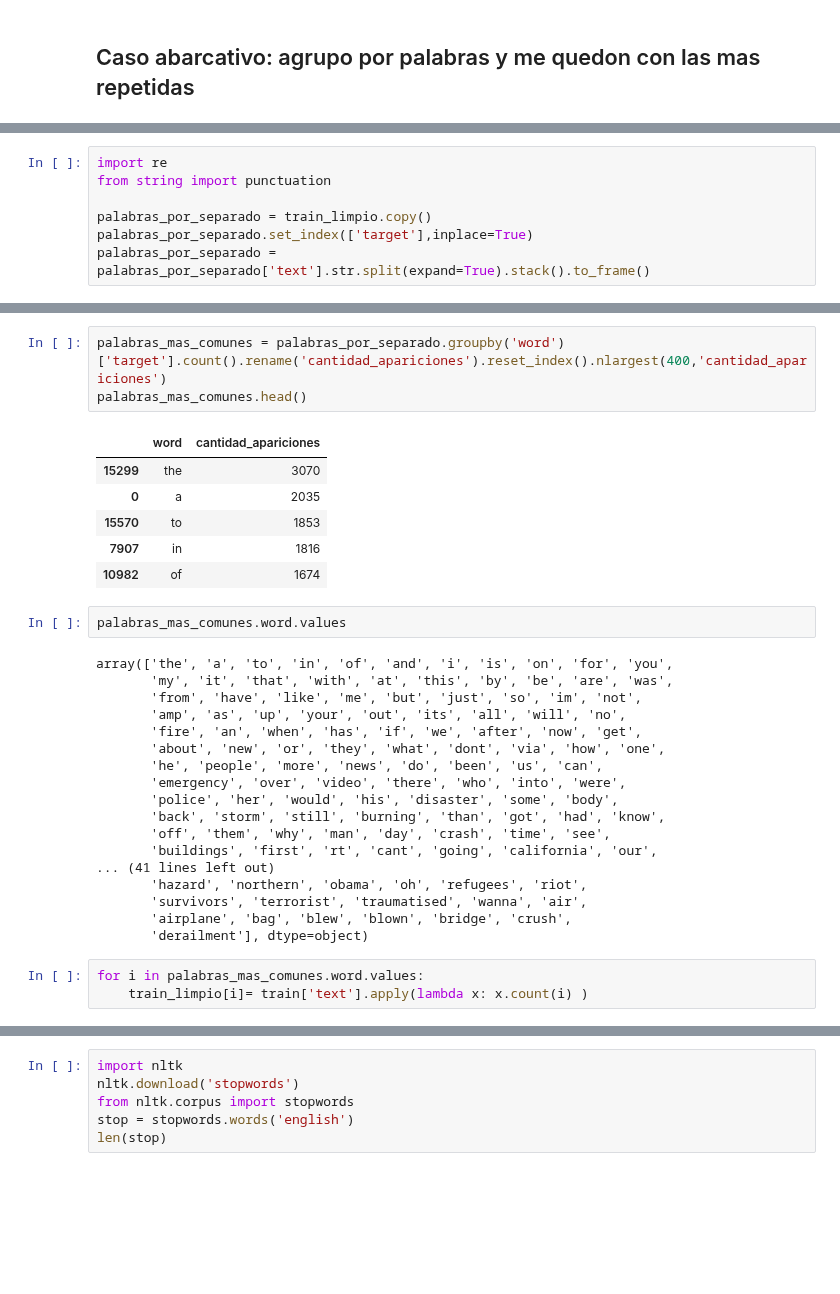
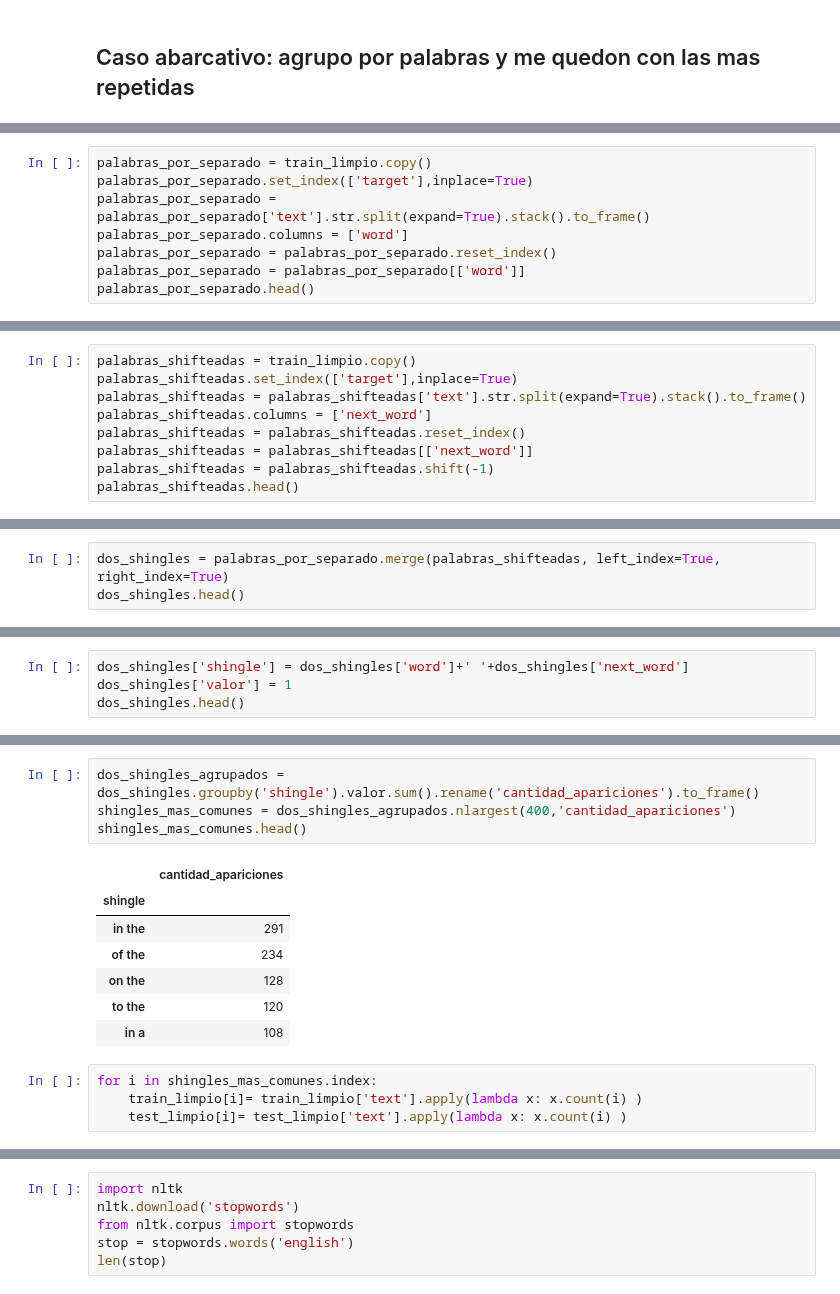
Before and after one commit to andi-carretero/TP2_Datos, a Jupyter notebook: Data_cleanner.ipynb, the cells around one changed output, grey strips where cells are left out. Saved outputs shown, nothing was run; the diff lists cells and outputs as text; blank space fills up the shorter version.

```diff
--- a/Data_cleanner.ipynb
+++ b/Data_cleanner.ipynb
@@ -139,7 +191,8 @@ train_limpio
 # %%
-import re
-from string import punctuation
-
 palabras_por_separado = train_limpio.copy()
 palabras_por_separado.set_index(['target'],inplace=True)
 palabras_por_separado = palabras_por_separado['text'].str.split(expand=True).stack().to_frame()
+palabras_por_separado.columns = ['word']
+palabras_por_separado = palabras_por_separado.reset_index()
+palabras_por_separado = palabras_por_separado[['word']]
+palabras_por_separado.head()
@@ -168,0 +206,9 @@ palabras_por_separado.head()
+# %%
+palabras_shifteadas = train_limpio.copy()
+palabras_shifteadas.set_index(['target'],inplace=True)
+palabras_shifteadas = palabras_shifteadas['text'].str.split(expand=True).stack().to_frame()
+palabras_shifteadas.columns = ['next_word']
+palabras_shifteadas = palabras_shifteadas.reset_index()
+palabras_shifteadas = palabras_shifteadas[['next_word']]
+palabras_shifteadas = palabras_shifteadas.shift(-1)
+palabras_shifteadas.head()
@@ -168,0 +226,3 @@ palabras_por_separado.head()
+# %%
+dos_shingles = palabras_por_separado.merge(palabras_shifteadas, left_index=True, right_index=True)
+dos_shingles.head()
@@ -168,0 +236,4 @@ palabras_por_separado.head()
+# %%
+dos_shingles['shingle'] = dos_shingles['word']+' '+dos_shingles['next_word']
+dos_shingles['valor'] = 1
+dos_shingles.head()
@@ -169,35 +247,18 @@ palabras_por_separado.head()
 # %%
-palabras_mas_comunes = palabras_por_separado.groupby('word')['target'].count().rename('cantidad_apariciones').reset_index().nlargest(400,'cantidad_apariciones')
-palabras_mas_comunes.head()
+dos_shingles_agrupados = dos_shingles.groupby('shingle').valor.sum().rename('cantidad_apariciones').to_frame()
+shingles_mas_comunes = dos_shingles_agrupados.nlargest(400,'cantidad_apariciones')
+shingles_mas_comunes.head()
 # %% [output]
-|  | word | cantidad_apariciones |
-| 15299 | the | 3070 |
-| 0 | a | 2035 |
-| 15570 | to | 1853 |
-| 7907 | in | 1816 |
-| 10982 | of | 1674 |
+|  | cantidad_apariciones |
+| shingle |  |
+| in the | 291 |
+| of the | 234 |
+| on the | 128 |
+| to the | 120 |
+| in a | 108 |
-# %%
-palabras_mas_comunes.word.values
-# %% [output]
-array(['the', 'a', 'to', 'in', 'of', 'and', 'i', 'is', 'on', 'for', 'you',
-       'my', 'it', 'that', 'with', 'at', 'this', 'by', 'be', 'are', 'was',
-       'from', 'have', 'like', 'me', 'but', 'just', 'so', 'im', 'not',
-       'amp', 'as', 'up', 'your', 'out', 'its', 'all', 'will', 'no',
-       'fire', 'an', 'when', 'has', 'if', 'we', 'after', 'now', 'get',
-       'about', 'new', 'or', 'they', 'what', 'dont', 'via', 'how', 'one',
-       'he', 'people', 'more', 'news', 'do', 'been', 'us', 'can',
-       'emergency', 'over', 'video', 'there', 'who', 'into', 'were',
-       'police', 'her', 'would', 'his', 'disaster', 'some', 'body',
-       'back', 'storm', 'still', 'burning', 'than', 'got', 'had', 'know',
-       'off', 'them', 'why', 'man', 'day', 'crash', 'time', 'see',
-       'buildings', 'first', 'rt', 'cant', 'going', 'california', 'our',
-... (41 lines left out)
-       'hazard', 'northern', 'obama', 'oh', 'refugees', 'riot',
-       'survivors', 'terrorist', 'traumatised', 'wanna', 'air',
-       'airplane', 'bag', 'blew', 'blown', 'bridge', 'crush',
-       'derailment'], dtype=object)
 # %%
-for i in palabras_mas_comunes.word.values:
-    train_limpio[i]= train['text'].apply(lambda x: x.count(i) )
+for i in shingles_mas_comunes.index:
+    train_limpio[i]= train_limpio['text'].apply(lambda x: x.count(i) )
+    test_limpio[i]= test_limpio['text'].apply(lambda x: x.count(i) )
 # %% [markdown]
 # Remocion de StopWords
```
Also changed, not shown: parts of 82 cells of this notebook.
